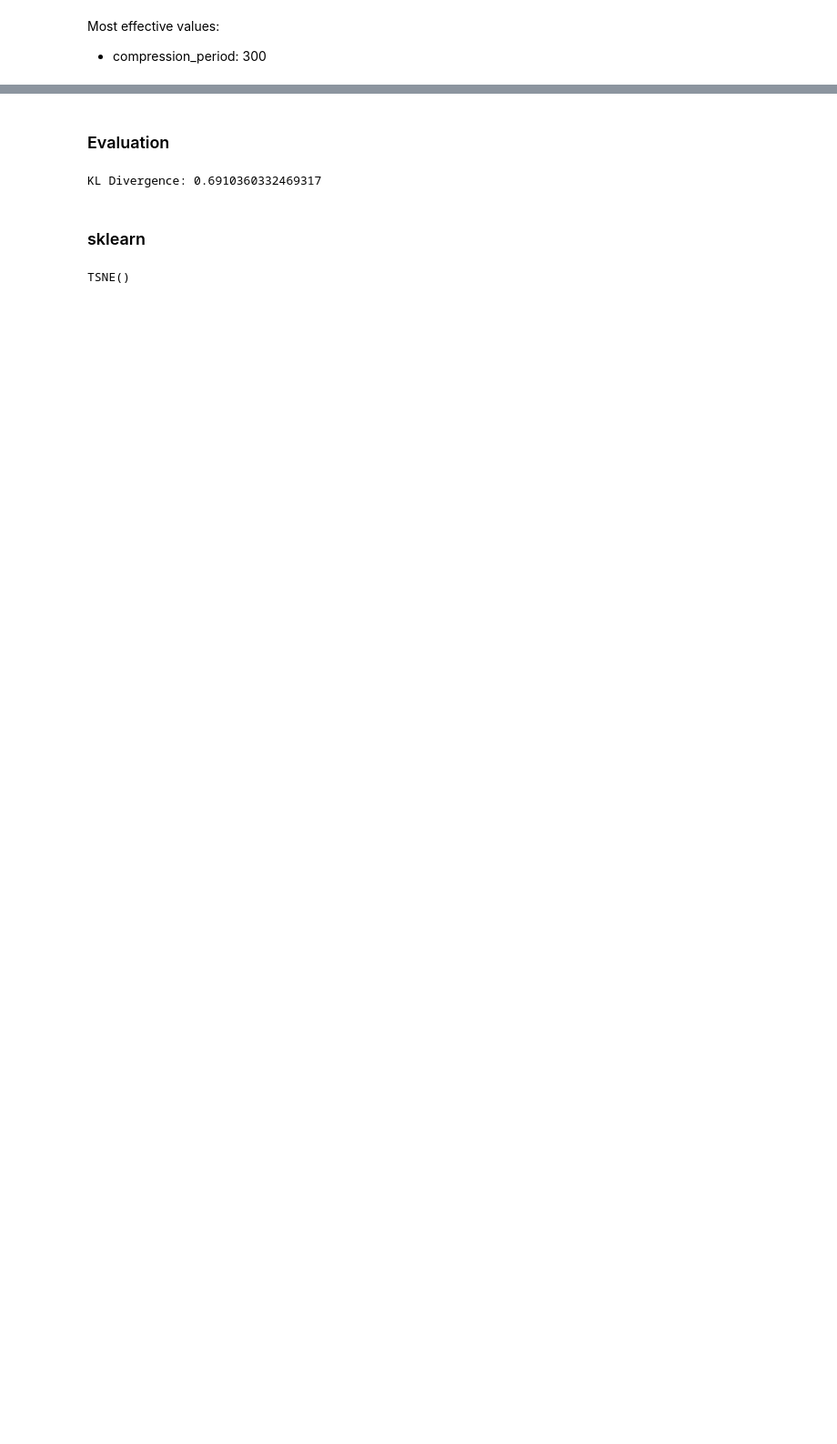
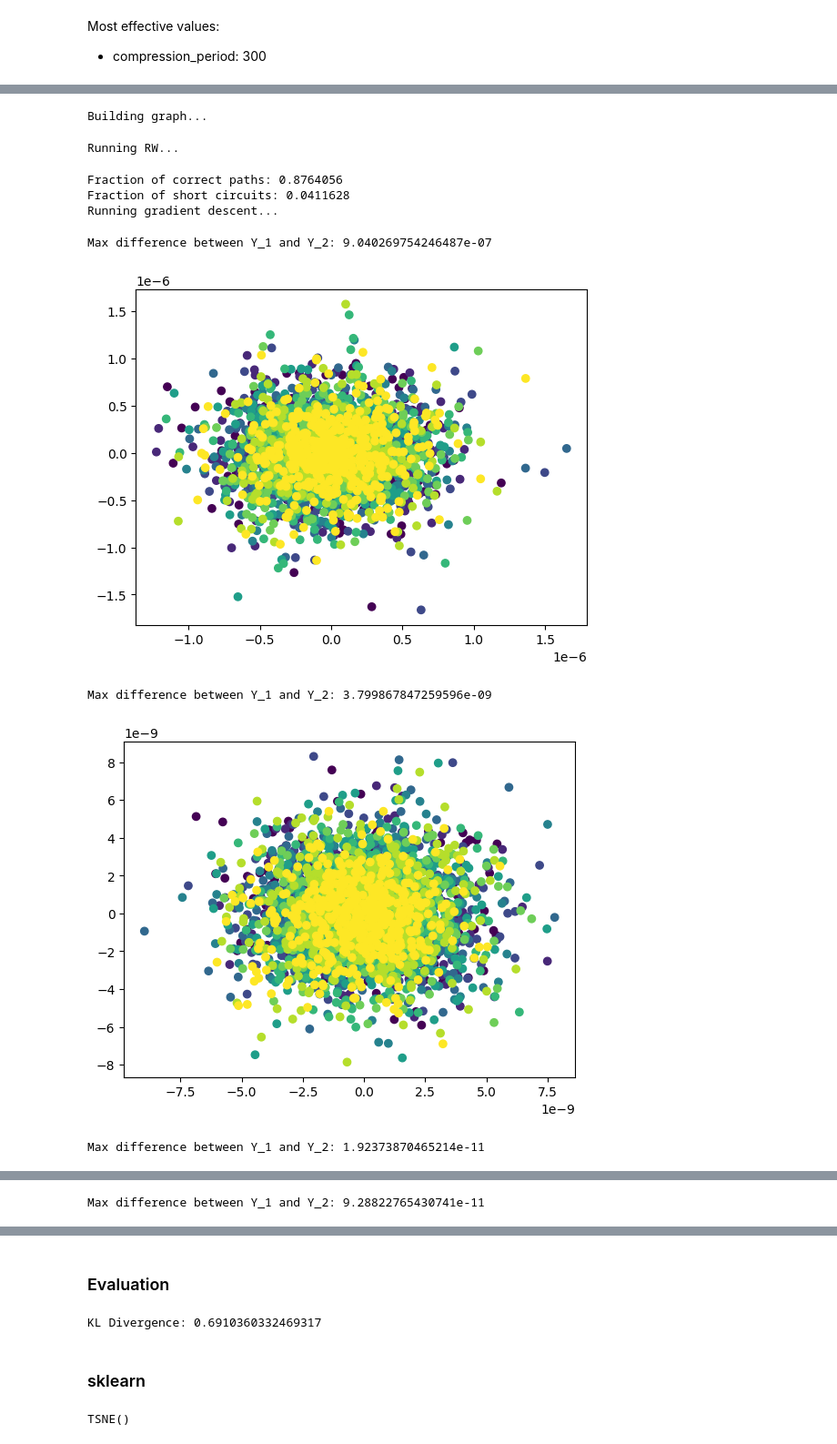
Before and after one commit to just1ce415/MMML_project, a Jupyter notebook: demo_tsne.ipynb, the cells around one changed output, grey strips where cells are left out. Shown at 91% size. Drawn from its saved outputs; the diff is of its cells as text; code cells hidden in the pictures; blank space fills up the shorter version.

```diff
--- a/demo_tsne.ipynb
+++ b/demo_tsne.ipynb
@@ -121,0 +126,25 @@ sc.pl.umap(anndata, color="leiden")
+# %%
+X_fixed = X_numpy
+# X_fixed[X_fixed > 0] = 1
+# X_fixed = X_fixed / 255
+# %%
+algo_config = {
+    'num_iters':1000,
+
+    'lr':10.,
+    'momentum':0.9,
+    'perplexity':20,
+
+    'compression_period':300,
+    'compression_term':1e-2,
+
+    'points_part':0.5,
+    'num_nn':20,
+    'random_walk_num_iters':500,
+
+    'seed': 0,
+}
+# %%
+full_config = copy.deepcopy(config)
+full_config.update(algo_config)
+pprint.PrettyPrinter(width=20).pprint(full_config)
@@ -121,0 +164,22 @@ sc.pl.umap(anndata, color="leiden")
+# %%
+rw_tsne = TSNE(
+        random_walk=True,
+        **algo_config,
+        verbose=True,
+        color=y_true,
+        )
+# %%
+rw_Y = rw_tsne.fit(X_fixed)
+
+rw_p = rw_tsne.P
+# %% [output]
+Building graph...
+Running RW...
+Fraction of correct paths: 0.8764056
+Fraction of short circuits: 0.0411628
+Running gradient descent...
+Max difference between Y_1 and Y_2: 9.040269754246487e-07
+[figure, added]
+Max difference between Y_1 and Y_2: 3.799867847259596e-09
+[figure, added]
+Max difference between Y_1 and Y_2: 1.92373870465214e-11
@@ -121,0 +187 @@ sc.pl.umap(anndata, color="leiden")
+Max difference between Y_1 and Y_2: 9.28822765430741e-11
```
Also changed, not shown: parts of 24 cells of this notebook, 3 other files.
